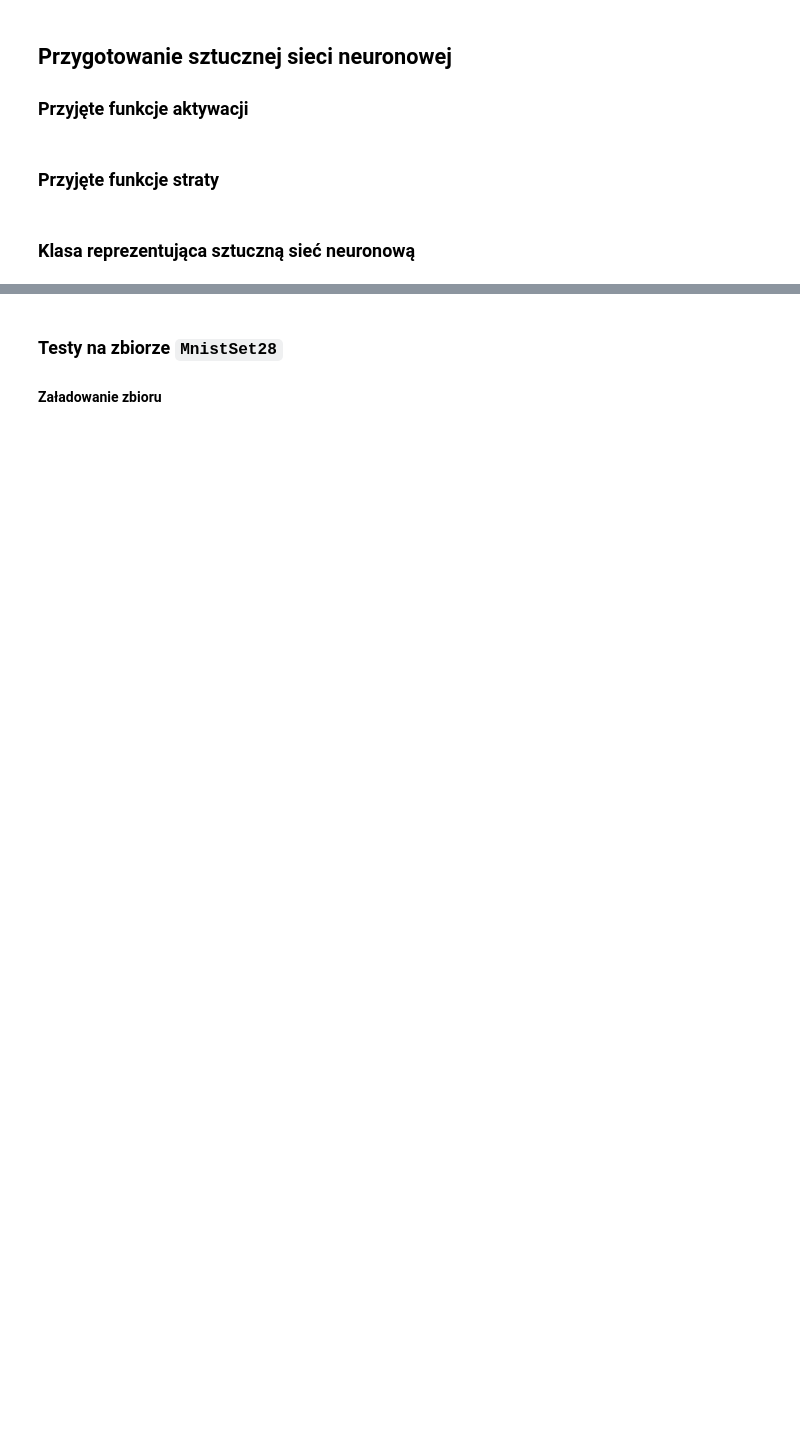
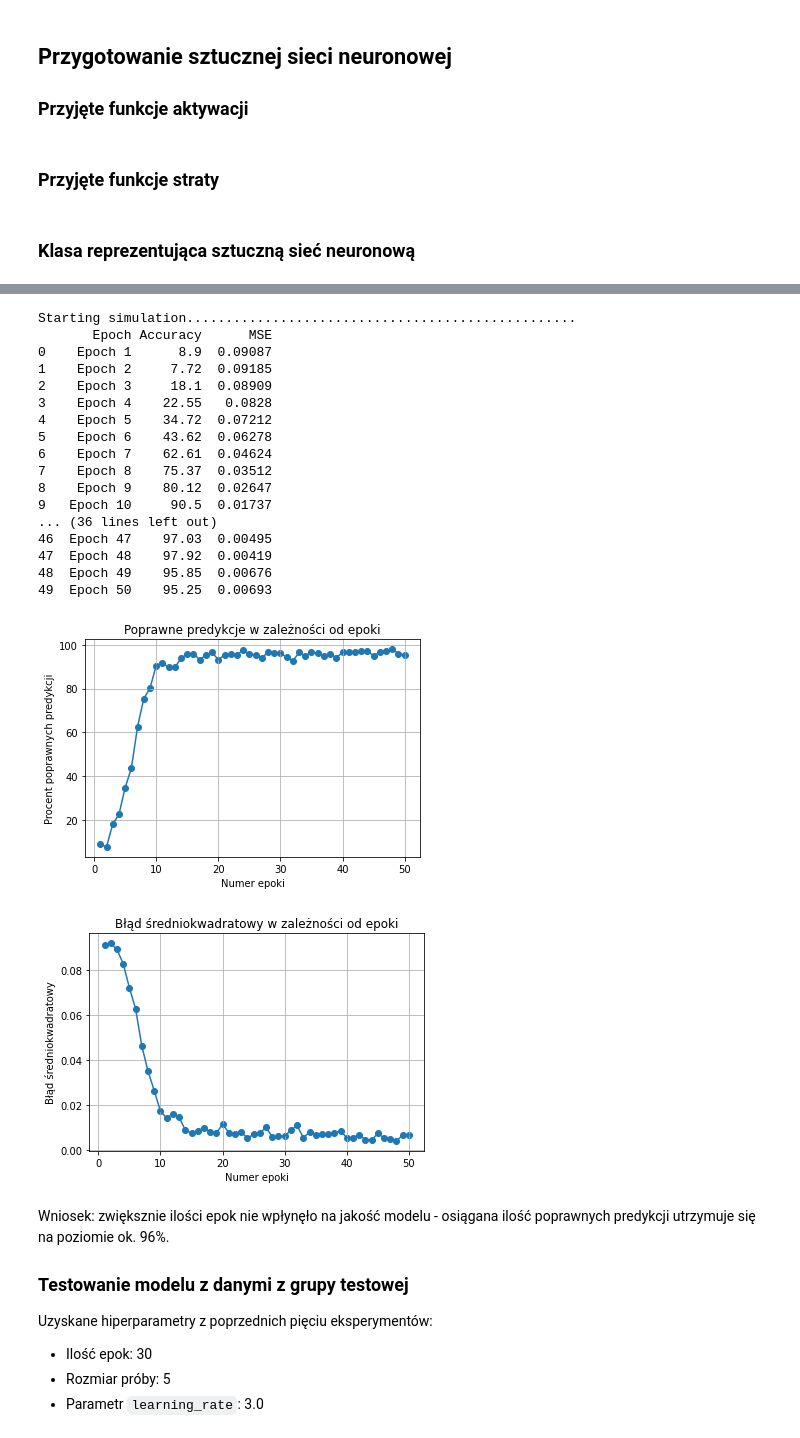
Before and after one commit to brusmichal/neural_network, a Jupyter notebook: neural_network/NeuralNetwork_Brus_Mazurkiewicz.ipynb, the cells around one changed output, grey strips where cells are left out. Cells and saved outputs as stored; diff of their text form; code cells hidden in the pictures; blank space fills up the shorter version.

```diff
--- a/neural_network/NeuralNetwork_Brus_Mazurkiewicz.ipynb
+++ b/neural_network/NeuralNetwork_Brus_Mazurkiewicz.ipynb
@@ -255,5 +307,33 @@ Epoch 30/30     -> valid_accuracy=95.25%, accuracy=99.41%, mse=0.00117
+# %%
+simulation(network_layers=[64, 16, 16, 10], epochs=50, mini_batch_size=5, learning_rate=3.0)
+# %% [output]
+Starting simulation..................................................
+       Epoch Accuracy      MSE
+0    Epoch 1      8.9  0.09087
+1    Epoch 2     7.72  0.09185
+2    Epoch 3     18.1  0.08909
+3    Epoch 4    22.55   0.0828
+4    Epoch 5    34.72  0.07212
+5    Epoch 6    43.62  0.06278
+6    Epoch 7    62.61  0.04624
+7    Epoch 8    75.37  0.03512
+8    Epoch 9    80.12  0.02647
+9   Epoch 10     90.5  0.01737
+... (36 lines left out)
+46  Epoch 47    97.03  0.00495
+47  Epoch 48    97.92  0.00419
+48  Epoch 49    95.85  0.00676
+49  Epoch 50    95.25  0.00693
+[figure, added]
+[figure, added]
 # %% [markdown]
-### Testy na zbiorze `MnistSet28`
+Wniosek: zwiększnie ilości epok nie wpłynęło na jakość modelu - osiągana ilość poprawnych predykcji utrzymuje się na poziomie ok. 96%.
 
-#### Załadowanie zbioru
+### Testowanie modelu z danymi z grupy testowej
+
+Uzyskane hiperparametry z poprzednich pięciu eksperymentów:
+
+* Ilość epok: 30
+* Rozmiar próby: 5
+* Parametr `learning_rate`: 3.0
 # %%
```
Also changed, not shown: parts of 22 cells of this notebook.
